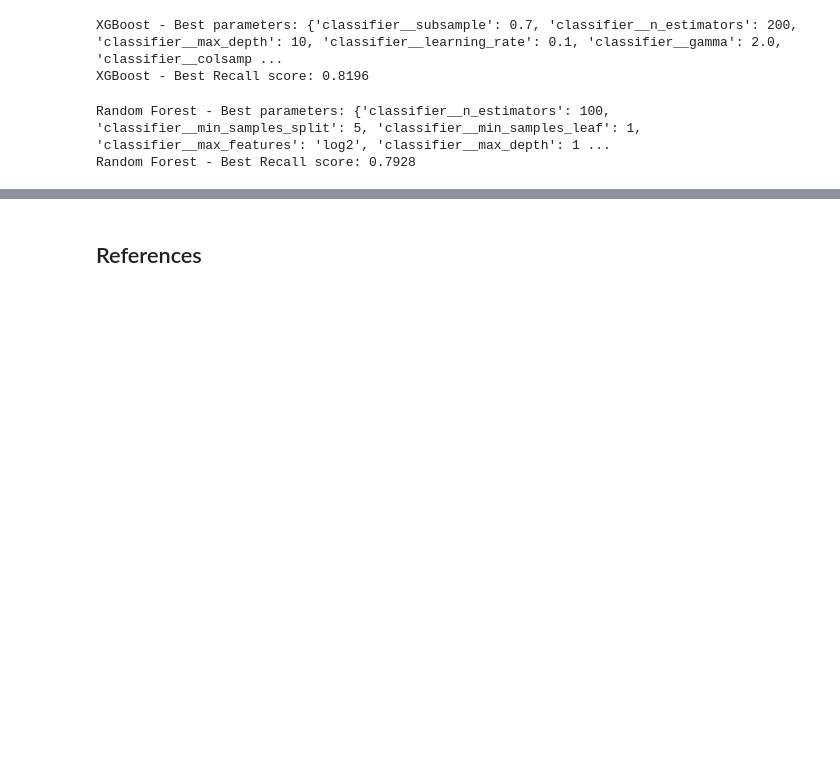
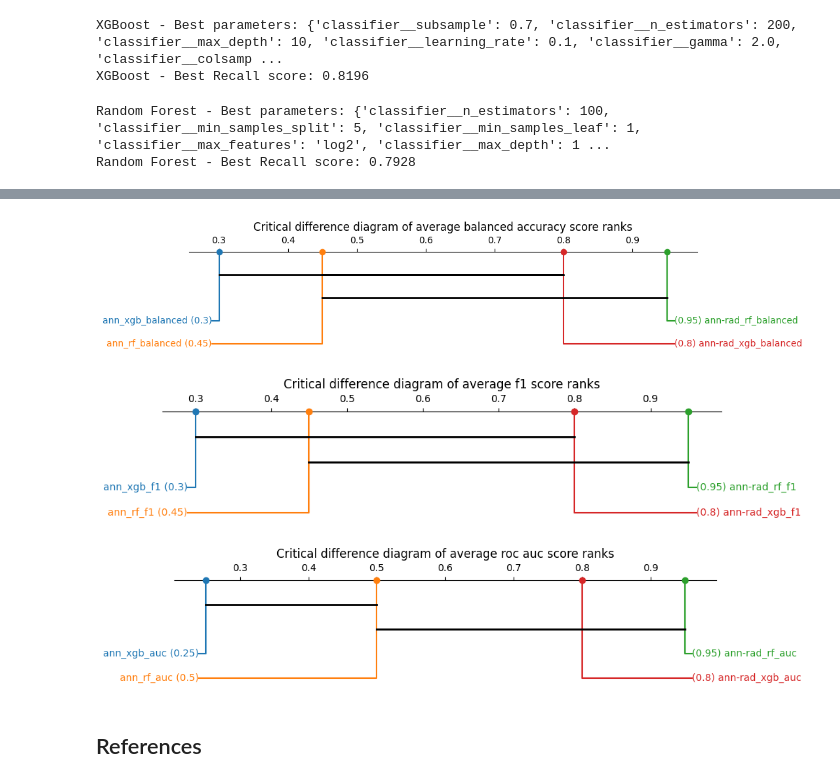
Before and after one commit to inesamorim/lung-cancer-classification, a Jupyter notebook: classify.ipynb, the cells around one changed output, grey strips where cells are left out. Drawn from its saved outputs; the diff is of its cells as text; code cells hidden in the pictures; blank space fills up the shorter version.

```diff
--- a/classify.ipynb
+++ b/classify.ipynb
@@ -317,3 +432,32 @@ plot_metrics(models, X_test, y_test)
+# %%
+def critical_difference_diagram(df: pd.DataFrame, test_results, metric="metric"):
+    data = (
+        df.rename_axis('cv_fold')
+          .melt(
+              var_name='estimator',
+              value_name='score',
+              ignore_index=False,
+          )
+          .reset_index()
+    )
+    avg_rank = data.groupby('cv_fold').score.rank(pct=True).groupby(data.estimator).mean()
+
+    plt.figure(figsize=(10, 2), dpi=100)
+    plt.title(f'Critical difference diagram of average {metric} score ranks')
+    sp.critical_difference_diagram(avg_rank, test_results)
+
+critical_difference_diagram(scores_df.filter(like="balanced"), paired_comp_acc, "balanced accuracy")
+plt.show()
+
+critical_difference_diagram(scores_df.filter(like="f1"), paired_comp_f1, "f1")
+plt.show()
+
+critical_difference_diagram(scores_df.filter(like="auc"), paired_comp_auc, "roc auc")
+plt.show()
+# %% [output]
+[figure, added]
+[figure, added]
+[figure, added]
 # %% [markdown]
 ## References
 # %% [markdown]
```
Also changed, not shown: parts of 15 cells of this notebook, 2 other files.
